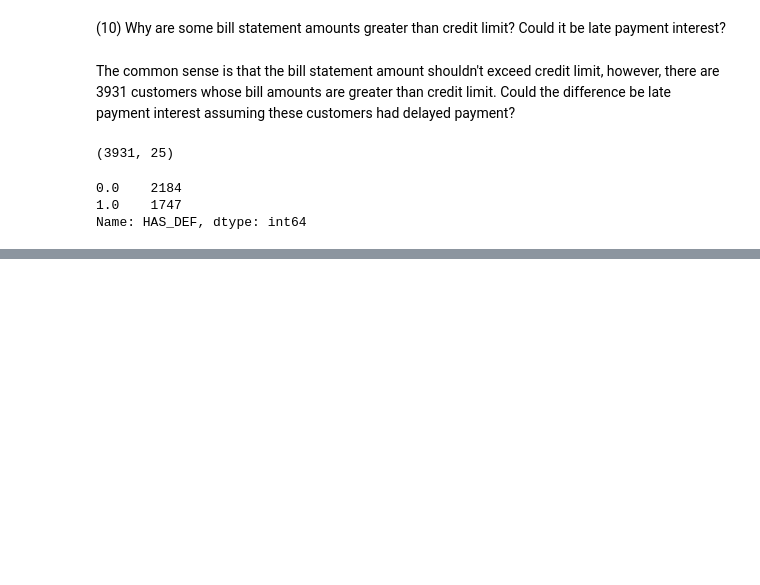
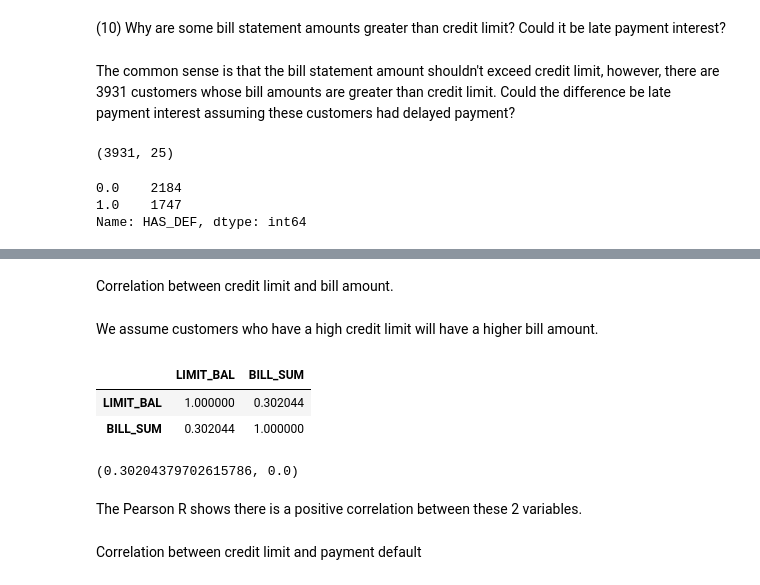
Before and after one commit to rohitrv8922/credit_card_fraud, a Jupyter notebook: RoCredit_Card_Default_Prediction_Capstone_Project.ipynb, the cells around one changed output, grey strips where cells are left out. Drawn from its saved outputs; the diff is of its cells as text; code cells hidden in the pictures; blank space fills up the shorter version.

```diff
--- a/RoCredit_Card_Default_Prediction_Capstone_Project.ipynb
+++ b/RoCredit_Card_Default_Prediction_Capstone_Project.ipynb
@@ -609,0 +677,25 @@ Name: HAS_DEF, dtype: int64
+# %% [markdown]
+Correlation between credit limit and bill amount.
+# %% [markdown]
+We assume customers who have a high credit limit will have a higher bill amount.
+# %%
+df['BILL_SUM'] = df[['BILL_AMT1','BILL_AMT2','BILL_AMT3','BILL_AMT4','BILL_AMT5','BILL_AMT6']].sum(axis=1)
+credit_bill = df[['LIMIT_BAL','BILL_SUM']]
+credit_bill.corr()
+# %% [output]
+|  | LIMIT_BAL | BILL_SUM |
+| LIMIT_BAL | 1.000000 | 0.302044 |
+| BILL_SUM | 0.302044 | 1.000000 |
+# %%
+from scipy import stats
+
+credit_limit = df['LIMIT_BAL']
+bill_amount = df[['BILL_AMT1','BILL_AMT2','BILL_AMT3','BILL_AMT4','BILL_AMT5','BILL_AMT6']].sum(axis=1)
+
+stats.pearsonr(credit_limit, bill_amount)
+# %% [output]
+(0.30204379702615786, 0.0)
+# %% [markdown]
+The Pearson R shows there is a positive correlation between these 2 variables.
+# %% [markdown]
+Correlation between credit limit and payment default
```
Also changed, not shown: parts of 30 cells of this notebook.
